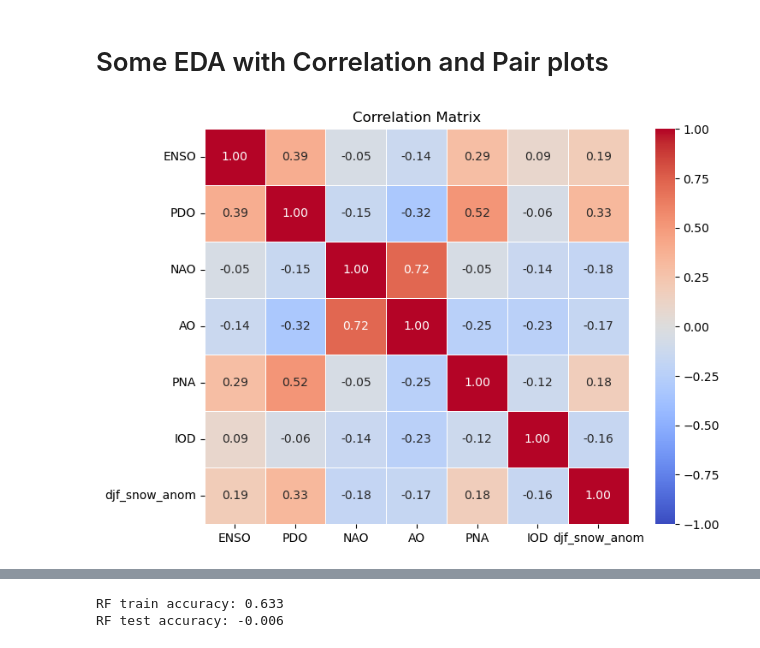
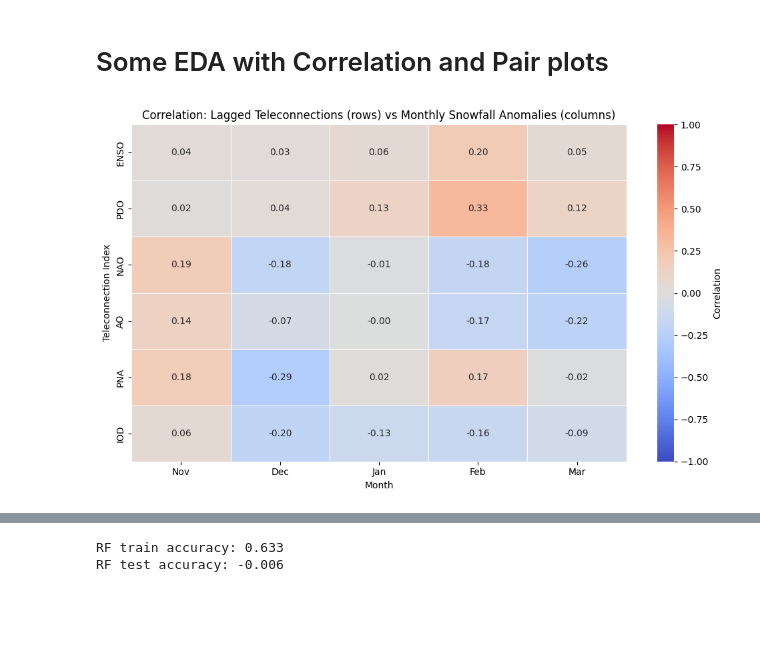
Before and after one commit to domenicbrooks33/ATMS-523-Final-Project-Module-8, a Jupyter notebook: data_preprocessing.ipynb, the cells around one changed output, grey strips where cells are left out. Saved outputs shown, nothing was run; the diff lists cells and outputs as text; code cells hidden in the pictures; blank space fills up the shorter version.

```diff
--- a/data_preprocessing.ipynb
+++ b/data_preprocessing.ipynb
@@ -329,0 +335,16 @@ df_full
+# %%
+# Shift teleconnection indices forward by 1 month
+# This makes December indices align with January snowfall, for example.
+newdf_all_lagged = newdf_all.shift(1)
+
+# Merge lagged teleconnections with snowfall anomalies
+df_lagged = newdf_all_lagged.merge(snow_standard, how='outer', on='Date')
+
+# Drop rows with NaN (first row will have NaN teleconnections due to shift)
+df_lagged = df_lagged.dropna()
+
+# Rename snowfall column for clarity
+df_lagged = df_lagged.rename(columns={'snowfall_detrended': 'snow_anom'})
+
+
+df_lagged
@@ -332,16 +370,67 @@ df_full
 # %%
 import seaborn as sns
 
-# Create a heatmap
-plt.figure(figsize=(8, 6))
-sns.heatmap(df_full.corr(), cmap='coolwarm', annot=True,
-            fmt=".2f", linewidths=.5, vmin=-1, vmax=1)
-plt.title("Correlation Matrix")
+# Add month column to the lagged dataframe
+df_lagged['month'] = df_lagged.index.month
+
+# Create month name mapping
+month_names = {11: 'Nov', 12: 'Dec', 1: 'Jan', 2: 'Feb', 3: 'Mar'}
+
+# Pivot data to create separate columns for each month's snowfall anomaly
+df_pivot = df_lagged.copy()
+df_pivot['month_name'] = df_pivot['month'].map(month_names)
+
+# Create correlation matrix with teleconnections vs each month's snowfall
+teleconnections = ['ENSO', 'PDO', 'NAO', 'AO', 'PNA', 'IOD']
+months = [11, 12, 1, 2, 3]
+
+# Calculate correlations between each teleconnection and each month's snowfall
+corr_matrix = pd.DataFrame(index=teleconnections, columns=[month_names[m] for m in months])
+
+for telecon in teleconnections:
+    for month in months:
+        month_data = df_lagged[df_lagged['month'] == month]
+        if len(month_data) > 1:
+            corr = month_data[telecon].corr(month_data['snowfall_anom_standardized'])
+            corr_matrix.loc[telecon, month_names[month]] = corr
+        else:
+            corr_matrix.loc[telecon, month_names[month]] = np.nan
+
+# Convert to numeric
+corr_matrix = corr_matrix.astype(float)
+
+# Create heatmap
+plt.figure(figsize=(10, 6))
+sns.heatmap(corr_matrix, cmap='coolwarm', annot=True,
+            fmt=".2f", linewidths=.5, vmin=-1, vmax=1, cbar_kws={'label': 'Correlation'})
+plt.title("Correlation: Lagged Teleconnections (rows) vs Monthly Snowfall Anomalies (columns)")
+plt.xlabel("Month")
+plt.ylabel("Teleconnection Index")
+plt.tight_layout()
 plt.show()
 
-# Create pairplot
-plt.figure(figsize=(5, 5))
-sns.pairplot(df_full)
+# Create scatter plots for each month
+fig, axes = plt.subplots(2, 3, figsize=(15, 10))
+axes = axes.flatten()
+
+for idx, month in enumerate(months):
+    ax = axes[idx]
+    month_data = df_lagged[df_lagged['month'] == month]
+
+    # Plot each teleconnection vs snowfall for this month
+    for telecon in teleconnections:
+        ax.scatter(month_data[telecon], month_data['snowfall_anom_standardized'],
+                  alpha=0.5, s=30, label=telecon)
+
+    ax.axhline(0, color='black', linestyle='--', alpha=0.3)
+    ax.axvline(0, color='black', linestyle='--', alpha=0.3)
+    ax.set_xlabel('Teleconnection Index Value')
+    ax.set_ylabel('Snowfall Anomaly (Standardized)')
+    ax.set_title(f'{month_names[month]} Snowfall vs Teleconnections')
+    ax.legend(fontsize=8)
+    ax.grid(True, alpha=0.3)
+
+plt.tight_layout()
 plt.show()
 # %% [output]
-[figure, old version]
+[figure, new version]
```
Also changed, not shown: parts of 35 cells of this notebook, 1 other file.
